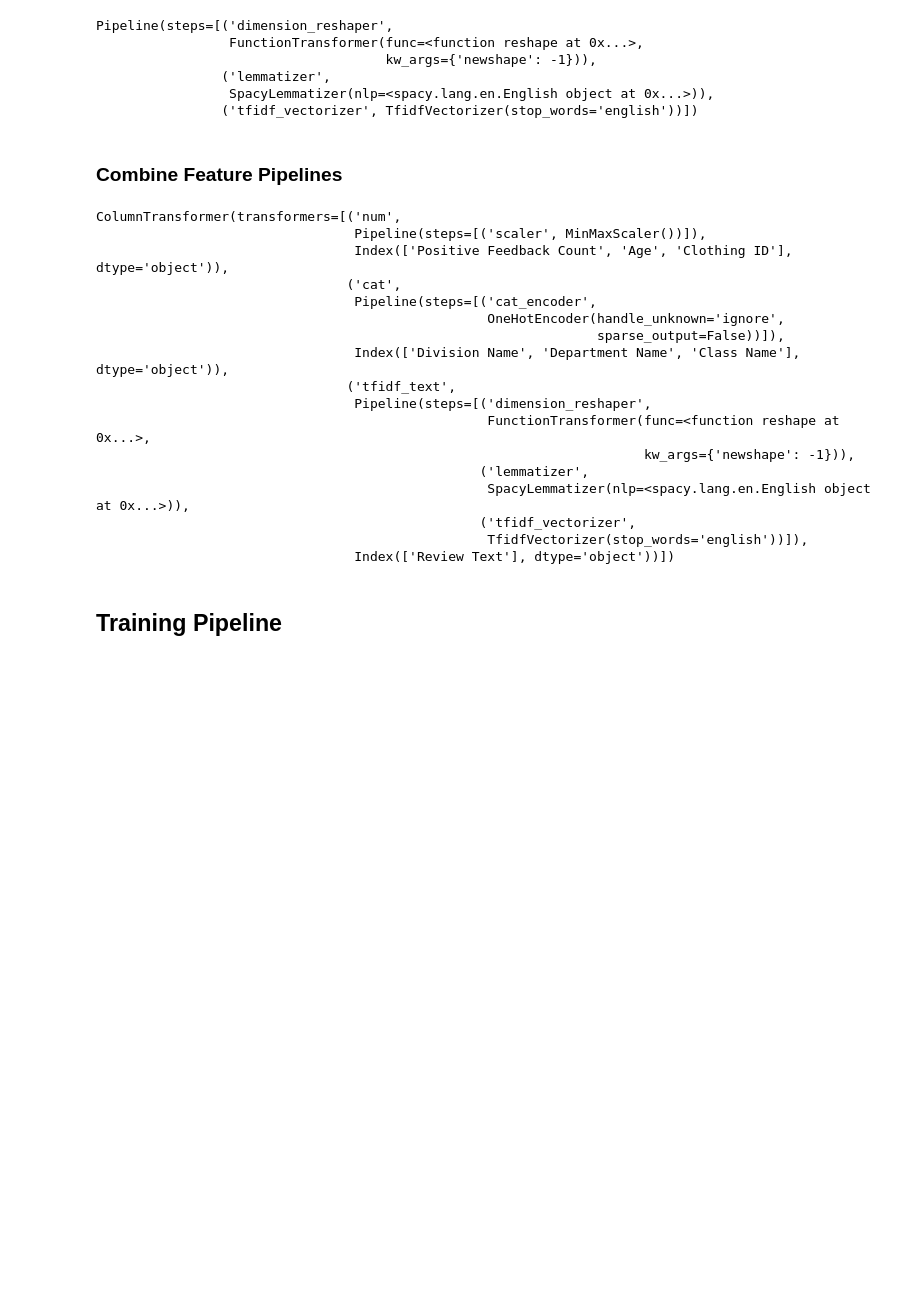
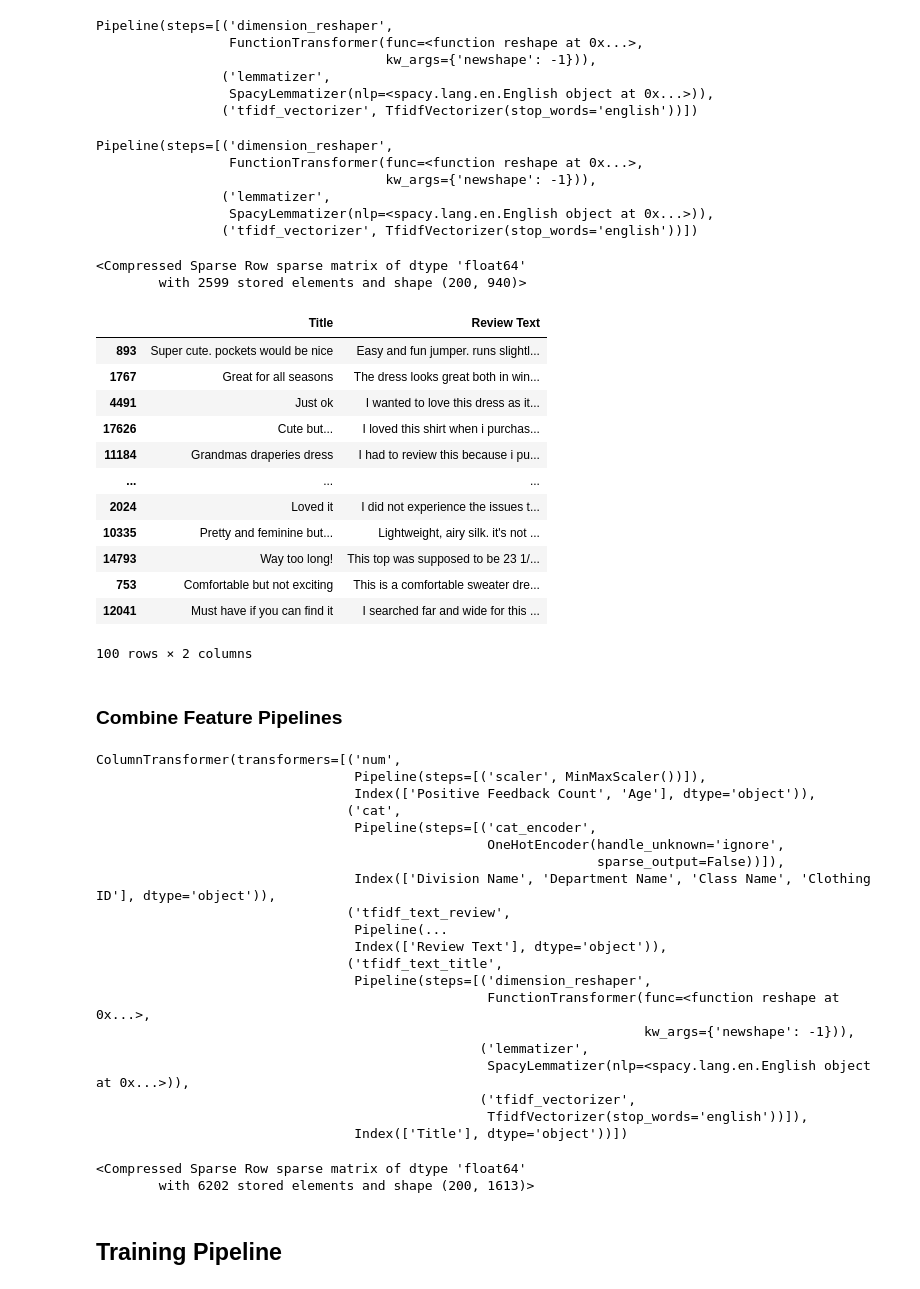
Before and after one commit to maxtschochner/dsnd-pipelines-project, a Jupyter notebook: starter/starter.ipynb, the cells around one changed output. Drawn from its saved outputs; the diff is of its cells as text; code cells hidden in the pictures; blank space fills up the shorter version.

Commit message:
splitted review text and title text because TfidfVectorizer can't handle two columns in parallel like e.g. OneHotEncoder

```diff
--- a/starter/starter.ipynb
+++ b/starter/starter.ipynb
@@ -346,3 +353,31 @@ Pipeline(steps=[('dimension_reshaper',
                 ('lemmatizer',
                  SpacyLemmatizer(nlp=<spacy.lang.en.English object at 0x...>)),
                 ('tfidf_vectorizer', TfidfVectorizer(stop_words='english'))])
+# %%
+tfidf_pipeline_test = Pipeline([
+    (
+        'dimension_reshaper',
+        FunctionTransformer(
+            np.reshape,
+            kw_args={'newshape':-1},
+        ),
+    ),
+    (
+        'lemmatizer',
+        SpacyLemmatizer(nlp=nlp),
+    ),
+    (
+        'tfidf_vectorizer',
+        TfidfVectorizer(
+            stop_words='english',
+        ),
+    ),
+])
+tfidf_pipeline_test
+# %% [output]
+Pipeline(steps=[('dimension_reshaper',
+                 FunctionTransformer(func=<function reshape at 0x...>,
+                                     kw_args={'newshape': -1})),
+                ('lemmatizer',
+                 SpacyLemmatizer(nlp=<spacy.lang.en.English object at 0x...>)),
+                ('tfidf_vectorizer', TfidfVectorizer(stop_words='english'))])
@@ -349,3 +386,26 @@ Pipeline(steps=[('dimension_reshaper',
+# %%
+test_result
+# %% [output]
+<Compressed Sparse Row sparse matrix of dtype 'float64'
+        with 2599 stored elements and shape (200, 940)>
+# %%
+test_input = X_train[['Title', 'Review Text']][:100]
+# %%
+test_input
+# %% [output]
+|  | Title | Review Text |
+| 893 | Super cute. pockets would be nice | Easy and fun jumper. runs slightl... |
+| 1767 | Great for all seasons | The dress looks great both in win... |
+| 4491 | Just ok | I wanted to love this dress as it... |
+| 17626 | Cute but... | I loved this shirt when i purchas... |
+| 11184 | Grandmas draperies dress | I had to review this because i pu... |
+| ... | ... | ... |
+| 2024 | Loved it | I did not experience the issues t... |
+| 10335 | Pretty and feminine but... | Lightweight, airy silk. it's not ... |
+| 14793 | Way too long! | This top was supposed to be 23 1/... |
+| 753 | Comfortable but not exciting | This is a comfortable sweater dre... |
+| 12041 | Must have if you can find it | I searched far and wide for this ... |
+100 rows × 2 columns
 # %% [markdown]
 ### Combine Feature Pipelines
 # %%
@@ -354,20 +414,24 @@ from sklearn.compose import ColumnTransformer
 feature_engineering = ColumnTransformer([
         ('num', num_pipeline, num_features),
         ('cat', cat_pipeline, cat_features),
-        ('tfidf_text', tfidf_pipeline, text_features),
+        ('tfidf_text_review', tfidf_pipeline, text_feature_reviewtext),
+        ('tfidf_text_title', tfidf_pipeline, text_feature_title),
 ])
 
 feature_engineering
 # %% [output]
 ColumnTransformer(transformers=[('num',
                                  Pipeline(steps=[('scaler', MinMaxScaler())]),
-                                 Index(['Positive Feedback Count', 'Age', 'Clothing ID'], dtype='object')),
+                                 Index(['Positive Feedback Count', 'Age'], dtype='object')),
                                 ('cat',
                                  Pipeline(steps=[('cat_encoder',
                                                   OneHotEncoder(handle_unknown='ignore',
                                                                 sparse_output=False))]),
-                                 Index(['Division Name', 'Department Name', 'Class Name'], dtype='object')),
-                                ('tfidf_text',
+                                 Index(['Division Name', 'Department Name', 'Class Name', 'Clothing ID'], dtype='object')),
+                                ('tfidf_text_review',
+                                 Pipeline(...
+                                 Index(['Review Text'], dtype='object')),
+                                ('tfidf_text_title',
                                  Pipeline(steps=[('dimension_reshaper',
                                                   FunctionTransformer(func=<function reshape at 0x...>,
                                                                       kw_args={'newshape': -1})),
@@ -375,4 +439,4 @@ ColumnTransformer(transformers=[('num',
                                                   SpacyLemmatizer(nlp=<spacy.lang.en.English object at 0x...>)),
                                                  ('tfidf_vectorizer',
                                                   TfidfVectorizer(stop_words='english'))]),
-                                 Index(['Review Text'], dtype='object'))])
+                                 Index(['Title'], dtype='object'))])
@@ -379,3 +445,8 @@ ColumnTransformer(transformers=[('num',
+# %%
+temp_result
+# %% [output]
+<Compressed Sparse Row sparse matrix of dtype 'float64'
+        with 6202 stored elements and shape (200, 1613)>
 # %% [markdown]
 ## Training Pipeline
 # %%
```
Also changed, not shown: parts of 6 cells of this notebook.
